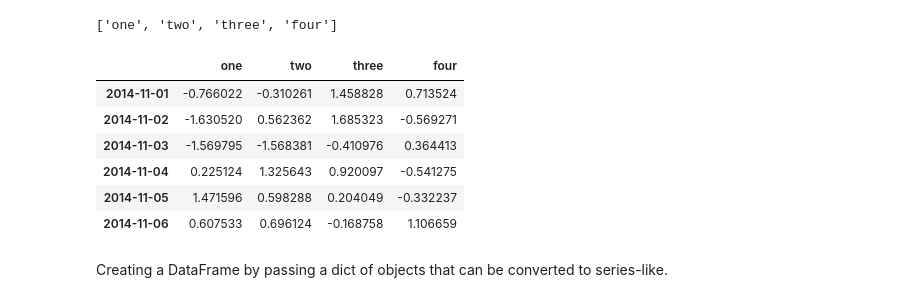
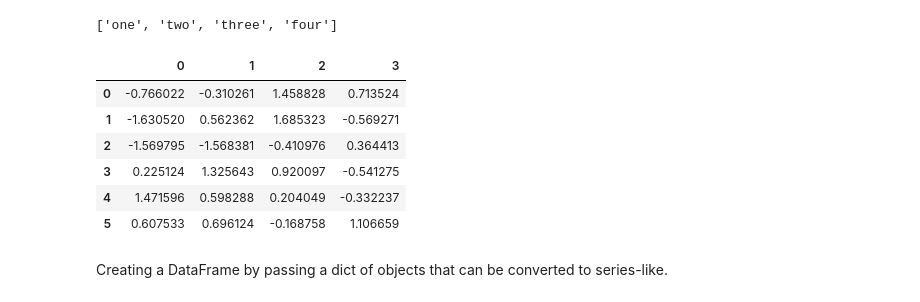
Before and after one commit to DSIG-NITC/Sesssion-1-Intro-to-data-science, a Jupyter notebook: pandaIntro.ipynb, the cells around one changed output. Cells and saved outputs as stored; diff of their text form; code cells hidden in the pictures.

```diff
--- a/pandaIntro.ipynb
+++ b/pandaIntro.ipynb
@@ -44,16 +44,16 @@ col_names
 # %% [output]
 ['one', 'two', 'three', 'four']
 # %%
-df = pd.DataFrame(data, index=dates, columns=col_names)
+df = pd.DataFrame(data)#, index=dates, columns=col_names)
 df
 # %% [output]
-|  | one | two | three | four |
-| 2014-11-01 | -0.766022 | -0.310261 | 1.458828 | 0.713524 |
-| 2014-11-02 | -1.630520 | 0.562362 | 1.685323 | -0.569271 |
-| 2014-11-03 | -1.569795 | -1.568381 | -0.410976 | 0.364413 |
-| 2014-11-04 | 0.225124 | 1.325643 | 0.920097 | -0.541275 |
-| 2014-11-05 | 1.471596 | 0.598288 | 0.204049 | -0.332237 |
-| 2014-11-06 | 0.607533 | 0.696124 | -0.168758 | 1.106659 |
+|  | 0 | 1 | 2 | 3 |
+| 0 | -0.766022 | -0.310261 | 1.458828 | 0.713524 |
+| 1 | -1.630520 | 0.562362 | 1.685323 | -0.569271 |
+| 2 | -1.569795 | -1.568381 | -0.410976 | 0.364413 |
+| 3 | 0.225124 | 1.325643 | 0.920097 | -0.541275 |
+| 4 | 1.471596 | 0.598288 | 0.204049 | -0.332237 |
+| 5 | 0.607533 | 0.696124 | -0.168758 | 1.106659 |
 # %% [markdown]
 Creating a DataFrame by passing a dict of objects that can be converted to series-like.
 # %%
```
Also changed, not shown: parts of 5 cells of this notebook.
